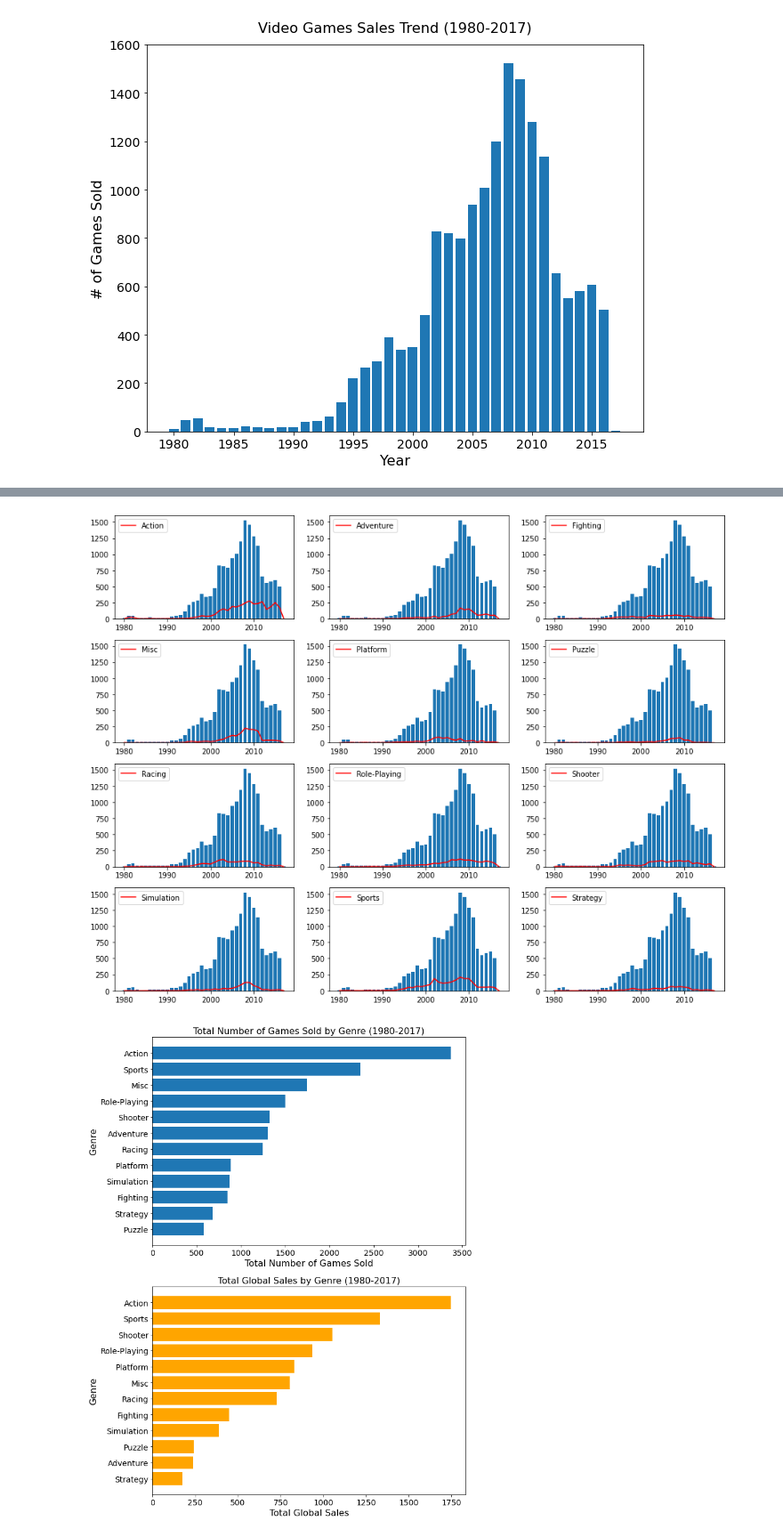
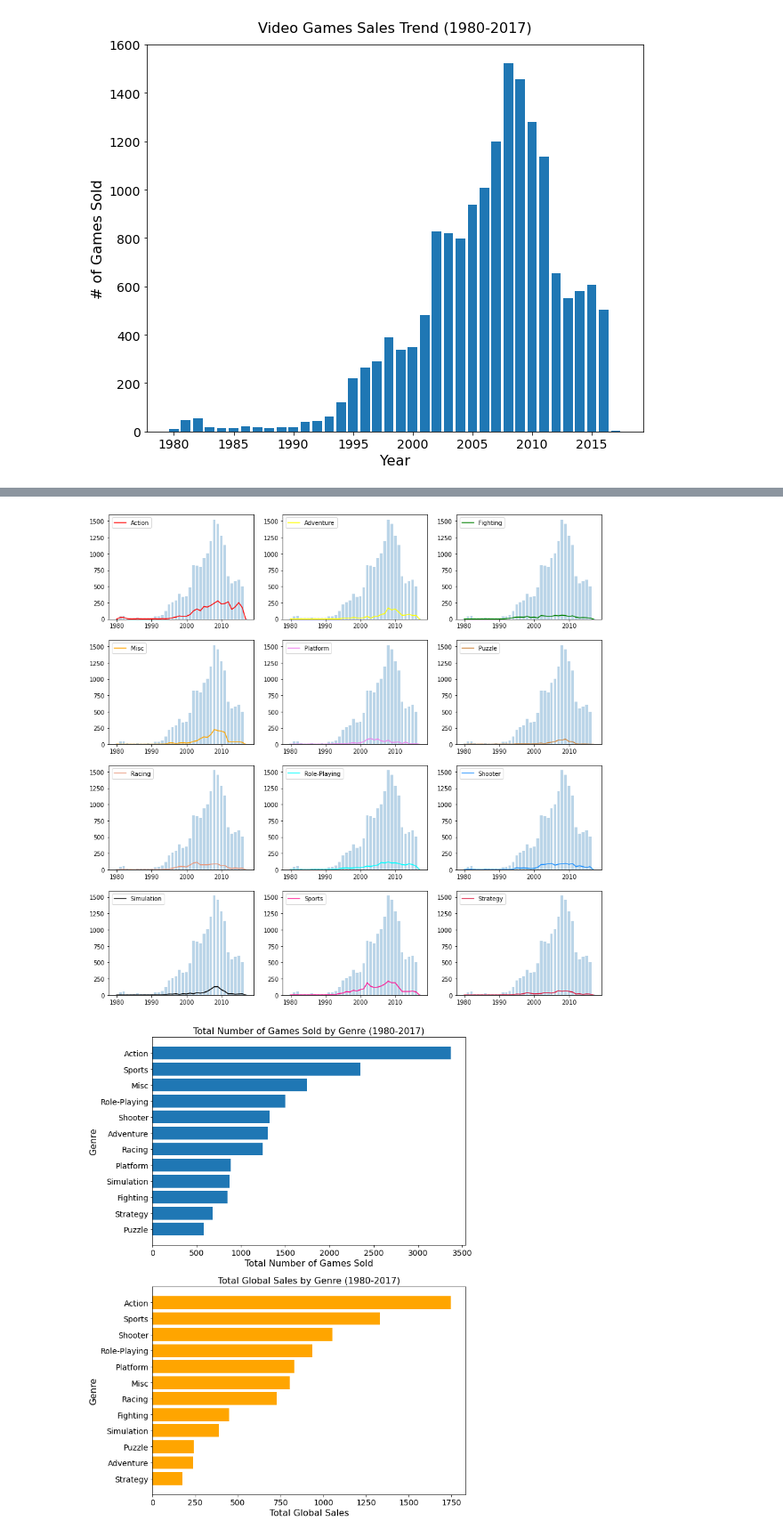
Before and after one commit to fvea/exploratory-data-analysis-video-games-sales, a Jupyter notebook: EDA on Video Games Sales.ipynb, the cells around one changed output, grey strips where cells are left out. Shown at 89% size. Saved outputs shown, nothing was run; the diff lists cells and outputs as text; code cells hidden in the pictures.

Commit message:
Added colors for graphs

```diff
--- a/EDA on Video Games Sales.ipynb
+++ b/EDA on Video Games Sales.ipynb
@@ -127,16 +127,17 @@ fig.subplots_adjust(hspace=0.30)
 # %%
 # How is the trend for each Genre grow for the past years?
+res = pd.crosstab(vg_sales['Year_of_Release'], vg_sales['Genre'])
+fig, axes = plt.subplots(4, 3, figsize=(15, 15))
 
-res = pd.crosstab(vg_sales['Year_of_Release'], vg_sales['Genre'])
-fig, axes = plt.subplots(4, 3, figsize=(15, 12))
-col = 0
+colors_genre = ['red','yellow', 'green', 'orange','violet', 'peru',
+          'darksalmon', 'cyan','dodgerblue','black','deeppink','crimson']
+
 for i in range(4):
     for j in range(3):
-        genre_rec = res.iloc[:, col]
-        axes[i, j].bar(year_sales_counts.index, year_sales_counts.values)
-        axes[i, j].plot(genre_rec, label=genre_rec.name, color='red')
+        genre_rec = res.iloc[:, i*3+j]
+        axes[i, j].bar(year_sales_counts.index, year_sales_counts.values, alpha=0.3)
+        axes[i, j].plot(genre_rec, label=genre_rec.name, color=colors[i*3+j])
         _ = axes[i, j].legend(loc='upper left')
-        col += 1
 # %% [output]
-[figure, old version]
+[figure, new version]
 # %%
```
Also changed, not shown: parts of 10 cells of this notebook.
